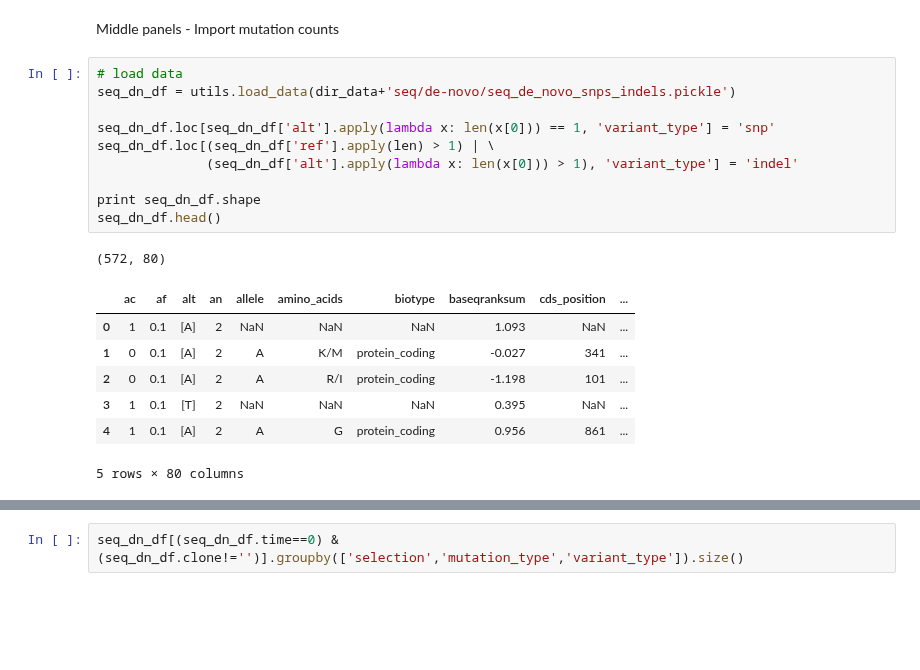
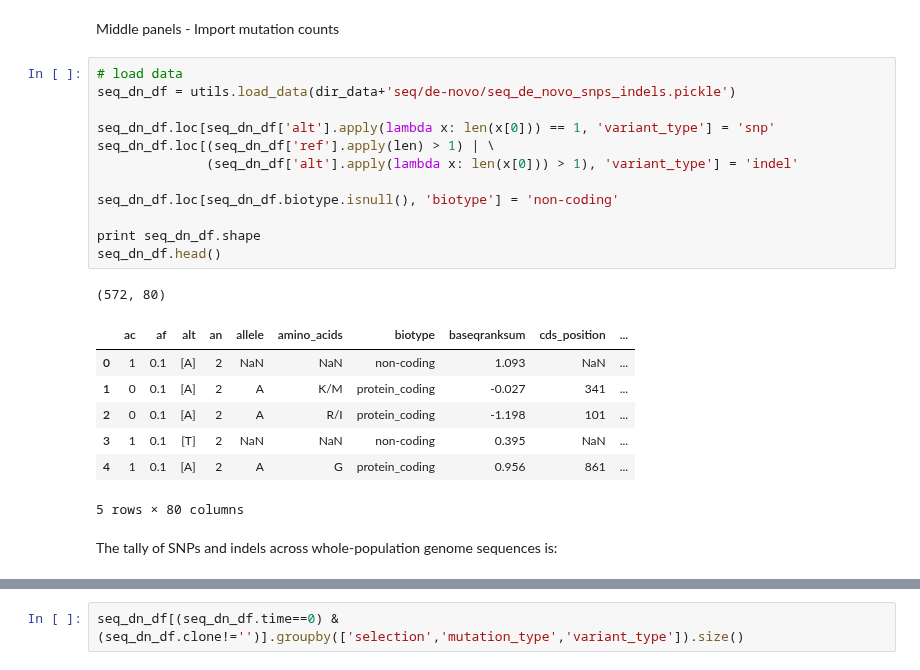
Before and after one commit to ivazquez/clonal-heterogeneity, a Jupyter notebook: src/figure2.ipynb, the cells around one changed output, grey strips where cells are left out. Drawn from its saved outputs; the diff is of its cells as text; blank space fills up the shorter version.

```diff
--- a/src/figure2.ipynb
+++ b/src/figure2.ipynb
@@ -92,19 +95,23 @@ Middle panels - Import mutation counts
 # %%
 # load data
 seq_dn_df = utils.load_data(dir_data+'seq/de-novo/seq_de_novo_snps_indels.pickle')
 
 seq_dn_df.loc[seq_dn_df['alt'].apply(lambda x: len(x[0])) == 1, 'variant_type'] = 'snp'
 seq_dn_df.loc[(seq_dn_df['ref'].apply(len) > 1) | \
               (seq_dn_df['alt'].apply(lambda x: len(x[0])) > 1), 'variant_type'] = 'indel'
 
+seq_dn_df.loc[seq_dn_df.biotype.isnull(), 'biotype'] = 'non-coding'
+
 print seq_dn_df.shape
 seq_dn_df.head()
 # %% [output]
 (572, 80)
 |  | ac | af | alt | an | allele | amino_acids | biotype | baseqranksum | cds_position | ... |
-| 0 | 1 | 0.1 | [A] | 2 | NaN | NaN | NaN | 1.093 | NaN | ... |
+| 0 | 1 | 0.1 | [A] | 2 | NaN | NaN | non-coding | 1.093 | NaN | ... |
 | 1 | 0 | 0.1 | [A] | 2 | A | K/M | protein_coding | -0.027 | 341 | ... |
 | 2 | 0 | 0.1 | [A] | 2 | A | R/I | protein_coding | -1.198 | 101 | ... |
-| 3 | 1 | 0.1 | [T] | 2 | NaN | NaN | NaN | 0.395 | NaN | ... |
+| 3 | 1 | 0.1 | [T] | 2 | NaN | NaN | non-coding | 0.395 | NaN | ... |
 | 4 | 1 | 0.1 | [A] | 2 | A | G | protein_coding | 0.956 | 861 | ... |
 5 rows × 80 columns
+# %% [markdown]
+The tally of SNPs and indels across whole-population genome sequences is:
```
Also changed, not shown: parts of 4 cells of this notebook, 2 other files.
